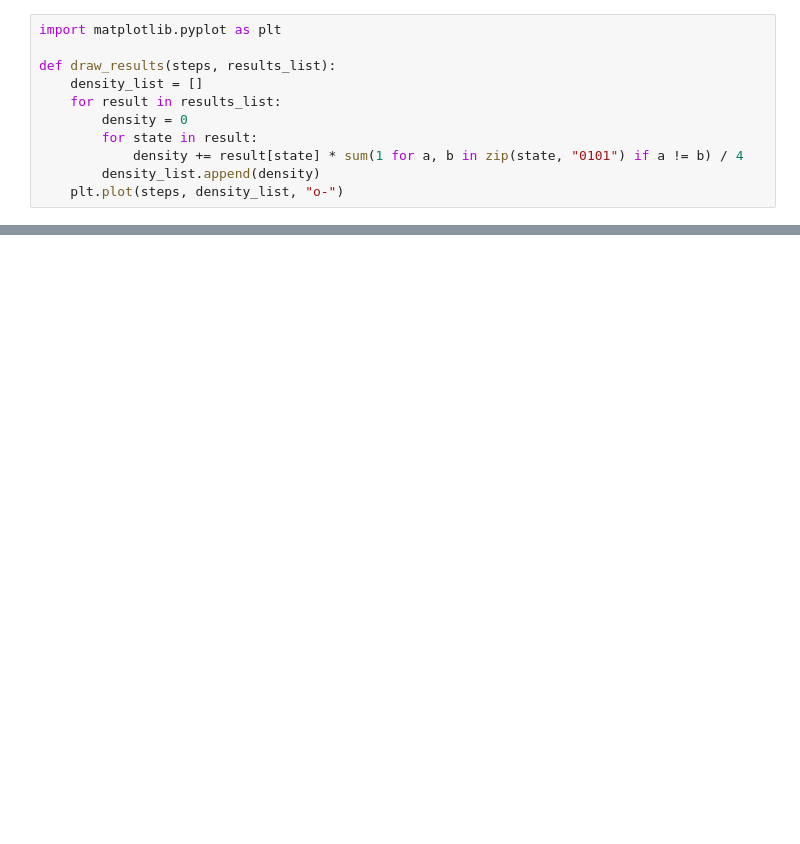
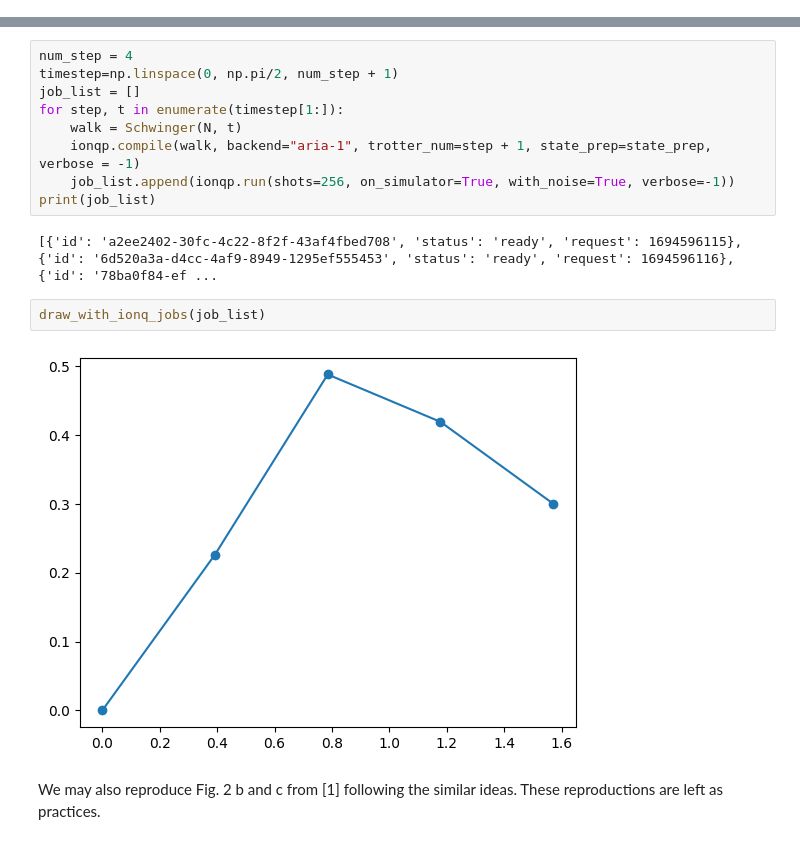
Before and after one commit to PicksPeng/SimuQ, a Jupyter notebook: notebooks/tutorials/3-schwinger.ipynb, the cells around one changed output, grey strips where cells are left out. Cells and saved outputs as stored; diff of their text form; blank space fills up the shorter version.

```diff
--- a/notebooks/tutorials/3-schwinger.ipynb
+++ b/notebooks/tutorials/3-schwinger.ipynb
@@ -59,11 +108,0 @@ The result is evaluated by counting the number of particles and antiparticles.
-# %%
-import matplotlib.pyplot as plt
-
-def draw_results(steps, results_list):
-    density_list = []
-    for result in results_list:
-        density = 0
-        for state in result:
-            density += result[state] * sum(1 for a, b in zip(state, "0101") if a != b) / 4
-        density_list.append(density)
-    plt.plot(steps, density_list, "o-")
@@ -89,0 +138,17 @@ draw_results(timestep, results_list)
+# %%
+num_step = 4
+timestep=np.linspace(0, np.pi/2, num_step + 1)
+job_list = []
+for step, t in enumerate(timestep[1:]):
+    walk = Schwinger(N, t)
+    ionqp.compile(walk, backend="aria-1", trotter_num=step + 1, state_prep=state_prep, verbose = -1)
+    job_list.append(ionqp.run(shots=256, on_simulator=True, with_noise=True, verbose=-1))
+print(job_list)
+# %% [output]
+[{'id': 'a2ee2402-30fc-4c22-8f2f-43af4fbed708', 'status': 'ready', 'request': 1694596115}, {'id': '6d520a3a-d4cc-4af9-8949-1295ef555453', 'status': 'ready', 'request': 1694596116}, {'id': '78ba0f84-ef ...
+# %%
+draw_with_ionq_jobs(job_list)
+# %% [output]
+[figure, added]
+# %% [markdown]
+We may also reproduce Fig. 2 b and c from \[1\] following the similar ideas. These reproductions are left as practices.
```
Also changed, not shown: parts of 21 cells of this notebook, 3 other files.
